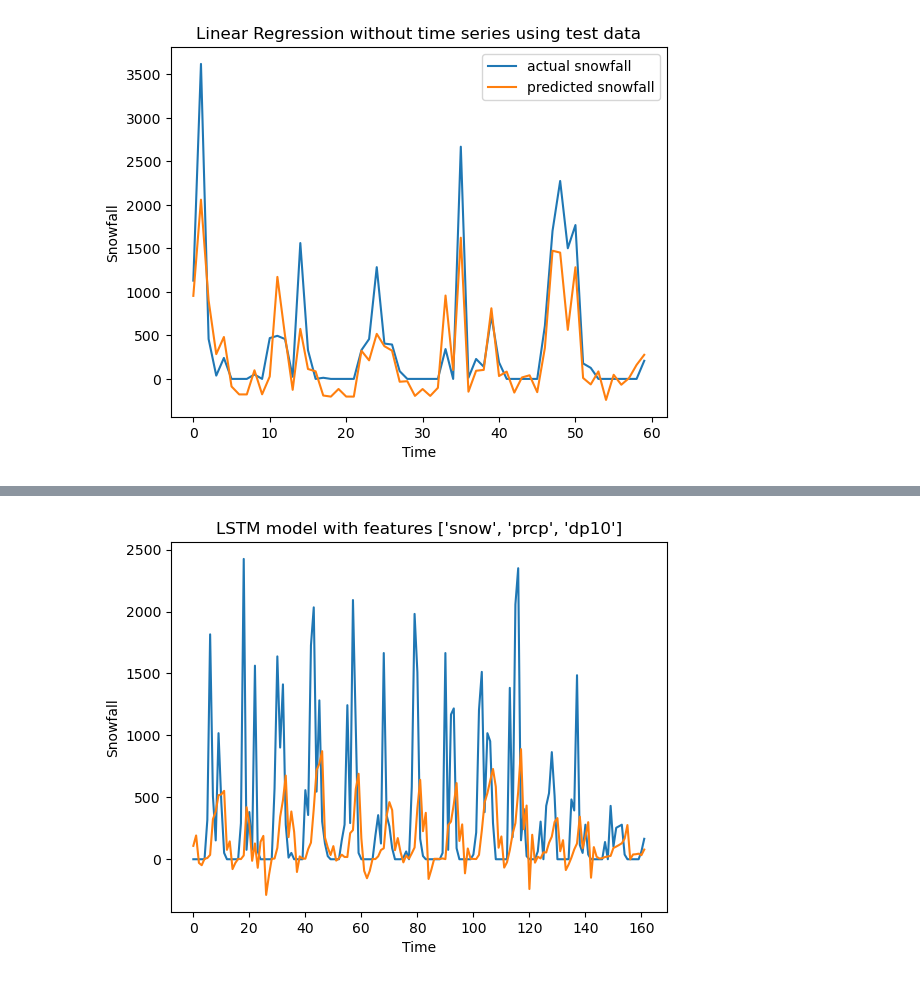
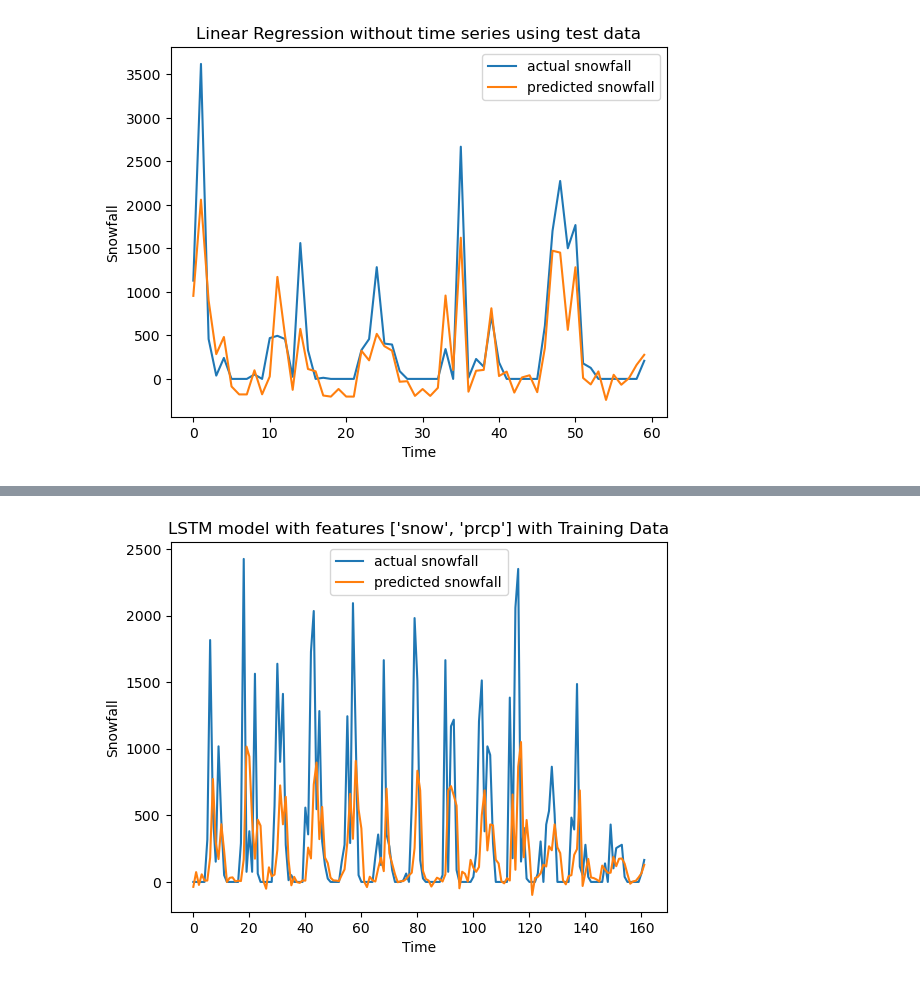
Before and after one commit to sidmanu/MIDS-W207-DeforestationAndClimate, a Jupyter notebook: notebooks/model.ipynb, the cells around one changed output, grey strips where cells are left out. Saved outputs shown, nothing was run; the diff lists cells and outputs as text; code cells hidden in the pictures.

Commit message:
added a new function to train and evaluate, added plot for test data

```diff
--- a/notebooks/model.ipynb
+++ b/notebooks/model.ipynb
@@ -185,12 +185,15 @@ def create_sequences(data, window_size, seq_features, target_variable):
         ys.append(y)
     return np.array(xs), np.array(ys)
 
-window_size = 5
-lstm_features = ['snow','prcp','dp10']
-target_variable = 'snow'
-X_seq_train, y_seq_train = create_sequences(train, window_size,lstm_features,target_variable)
-X_seq_test, y_seq_test = create_sequences(test, window_size,lstm_features, target_variable)
-X_seq_val, y_seq_val = create_sequences(val, window_size,lstm_features, target_variable)
+
+def create_sequential_datasets(train, test, val, window_size, lstm_features, target_variable='snow'):
+
+    X_seq_train, y_seq_train = create_sequences(train, window_size,lstm_features,target_variable)
+    X_seq_test, y_seq_test = create_sequences(test, window_size,lstm_features, target_variable)
+    X_seq_val, y_seq_val = create_sequences(val, window_size,lstm_features, target_variable)
+
+    return X_seq_train, y_seq_train, X_seq_test, y_seq_test, X_seq_val, y_seq_val
 
 
-X_seq_train.shape, y_seq_train.shape
+
+X_seq_train, y_seq_train, X_seq_test, y_set_test, X_seq_val, y_seq_val = create_sequential_datasets(train, test, val, window_size=5, lstm_features=['snow','prcp'], target_variable='snow')
@@ -222,37 +223,50 @@ def build_model(input_shape, hidden_layer_sizes, activation, learning_rate, metr
     return model
 
 
-# Hyper parameters
-num_epochs = 10
-learning_rate = 0.01
-metric = 'accuracy'
-
-input_shape = (X_seq_train.shape[1], X_seq_train.shape[2])
-
-# Build the model
-model1 = build_model(input_shape, [], activation='relu', learning_rate=learning_rate, metric=metric)
 
 
-# Train the model
-history = model1.fit(X_seq_train, y_seq_train, epochs=num_epochs, validation_data=(X_seq_val, y_seq_val))
+def train_and_evaluate_model(selected_features, num_epochs, learning_rate, metric):
 
-# Retrieve the testing metrics (after each test epoch) and the final validation
-    # accuracy.
-train_accuracy = history.history['loss']
-val_accuracy = history.history['val_loss']
-plt.plot(train_accuracy, label='train loss')
-plt.plot(val_accuracy, label='validation loss')
-plt.xticks(range(num_epochs))
-plt.xlabel('test epochs')
-plt.legend()
-plt.show()
+    X_seq_train, y_seq_train, X_seq_test, y_seq_test, X_seq_val, y_seq_val = create_sequential_datasets(train, test, val, window_size=5, lstm_features=selected_features,
+                                                                                                        target_variable='snow')
 
-print('At last epoch, training loss: %1.4f' %train_accuracy[-1])
-print('At last epoch, Validation loss: %1.4f' %val_accuracy[-1])
+    input_shape = (X_seq_train.shape[1], X_seq_train.shape[2])
+
+    # Build the model
+    model = build_model(input_shape, [], activation='relu', learning_rate=learning_rate, metric=metric)
 
 
-# Predictions from training data
-y_pred_model1 = model1.predict(X_seq_train)
-plot_predictions(y_seq_train, y_pred_model1,"Time","Snowfall","LSTM model with features {}".format(lstm_features))
+    # Train the model
+    history = model.fit(X_seq_train, y_seq_train, epochs=num_epochs, validation_data=(X_seq_val, y_seq_val))
+
+    # Retrieve the testing metrics (after each test epoch) and the final validation
+        # accuracy.
+    train_accuracy = history.history['loss']
+    val_accuracy = history.history['val_loss']
+    plt.plot(train_accuracy, label='train loss')
+    plt.plot(val_accuracy, label='validation loss')
+    plt.xticks(range(num_epochs))
+    plt.xlabel('test epochs')
+    plt.legend()
+    plt.show()
+
+    print('At last epoch, training loss: %1.4f' %train_accuracy[-1])
+    print('At last epoch, Validation loss: %1.4f' %val_accuracy[-1])
+
+
+    # Predictions from training data
+    y_pred_model_train = model.predict(X_seq_train)
+    plot_predictions(y_seq_train, y_pred_model_train,"Time","Snowfall","LSTM model with features {} with Training Data".format(selected_features))
+
+
+    # Predictions with test data
+    y_pred_model_test = model.predict(X_seq_test)
+    plot_predictions(y_seq_test, y_pred_model_test,"Time","Snowfall","LSTM model with features {} with Test Data".format(selected_features))
+
+
+    return model
+
+
+train_and_evaluate_model(['snow','prcp'], num_epochs=10, learning_rate=0.01, metric='accuracy')
 # %% [output]
 Epoch 1/10
@@ -281,2 +295,2 @@ At last epoch, Validation loss: 521432.4688
 6/6 [==============================] - 0s 1ms/step
-[figure, old version]
+[figure, new version]
```
Also changed, not shown: parts of 2 cells of this notebook.
